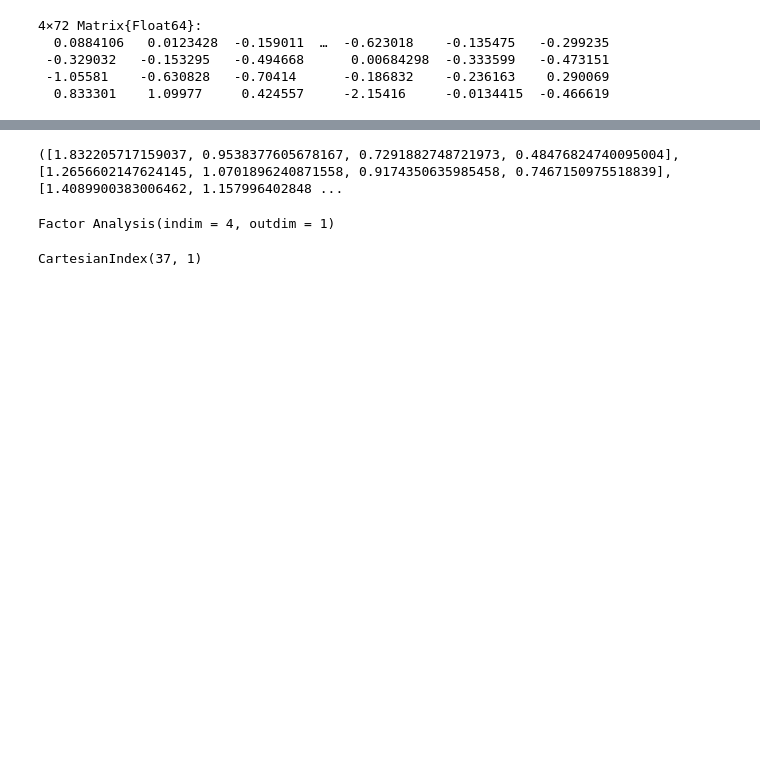
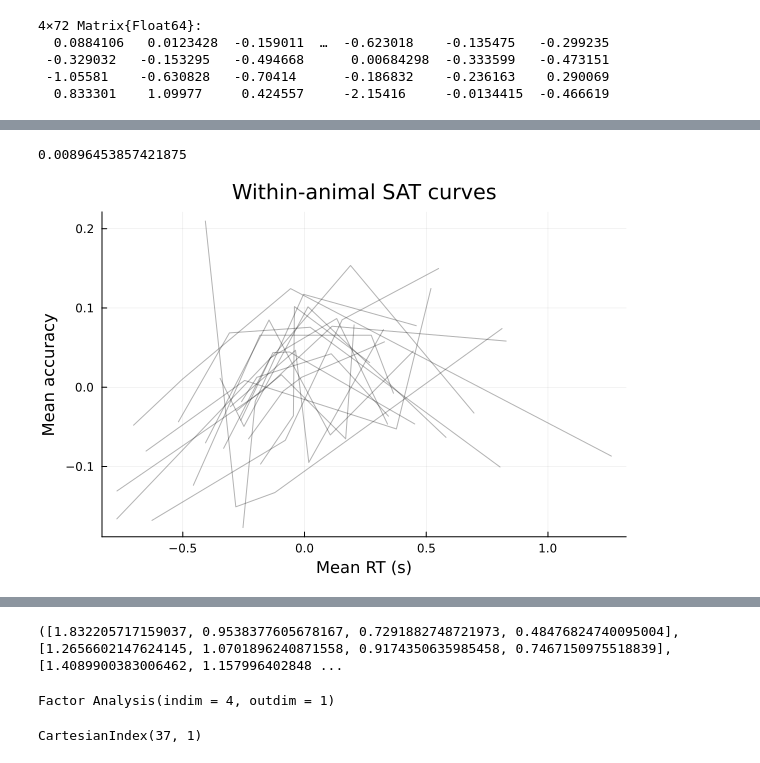
Before and after one commit to depasquale-lab/24_Hour_Behavior, a Jupyter notebook: notebooks/PopulationDDMHMM.ipynb, the cells around one changed output, grey strips where cells are left out. Cells and saved outputs as stored; diff of their text form; code cells hidden in the pictures; blank space fills up the shorter version.

```diff
--- a/notebooks/PopulationDDMHMM.ipynb
+++ b/notebooks/PopulationDDMHMM.ipynb
@@ -61,4 +63,15 @@ ddm_params_z = zscore(ddm_params_clean'; dims=2)
  -1.05581    -0.630828   -0.70414      -0.186832    -0.236163    0.290069
   0.833301    1.09977     0.424557     -2.15416     -0.0134415  -0.466619
 # %%
-ddm_params_df
+accs = Vector{Float64}(undef, size(ddm_params_df, 1))
+mean_rt = Vector{Float64}(undef, size(ddm_params_df, 1))
+for (idx, i) in enumerate(eachrow(ddm_params_df))
+    ddm = DriftDiffusionModels.DriftDiffusionModel(v=i.v, B=i.B, a₀=i.a0, τ=i.tau)
+    data = simulateDDM(ddm, 10000)
+    is_correct = [d.s == d.choice for d in data]
+    rts = [d.rt for d in data]
+    accs[idx] = mean(is_correct)
+    mean_rt[idx] = mean(rts)
+end
+ddm_params_df.acc = accs;
+ddm_params_df.mean_rt = mean_rt;
@@ -91,0 +169,45 @@ ddm_params_df
+# %%
+SignedRankTest(hl.bias_high) |> pvalue
+SignedRankTest(hl.bias_low)  |> pvalue
+# %% [output]
+0.00896453857421875
+# %%
+# SAT curvs
+function center_within_animal(df::DataFrame;
+    rat::Symbol=:rat, rt::Symbol=:mean_rt, acc::Symbol=:mean_acc)
+
+    g = groupby(df, rat)
+
+    return DataFrames.transform(g,
+        rt  => (x -> x .- mean(x))  => :rt_c,
+        acc => (x -> x .- mean(x))  => :acc_c,
+    )
+end
+
+dfc = center_within_animal(ddm_params_df; rat=:rat, rt=:mean_rt, acc=:acc)
+
+function plot_sat_spaghetti(df::DataFrame;
+    rt::Symbol=:mean_rt,
+    acc::Symbol=:acc,
+    rat::Symbol=:rat,
+    title::String="Within-animal SAT curves")
+
+    p = plot(title=title, xlabel="Mean RT (s)", ylabel="Mean accuracy",
+             legend=false)
+
+    for sdf in groupby(df, rat)
+        # sort points within animal by RT so the line doesn't jump around
+        ord = sortperm(sdf[!, rt])
+        x = sdf[ord, rt]
+        y = sdf[ord, acc]
+
+        plot!(p, x, y, lw=1, color=:black, alpha=0.3)
+
+    end
+
+    return p
+end
+
+p = plot_sat_spaghetti(dfc; rt=:rt_c, acc=:acc_c, rat=:rat)
+# %% [output]
+[figure, added]
```
Also changed, not shown: parts of 7 cells of this notebook, 5 other files.
